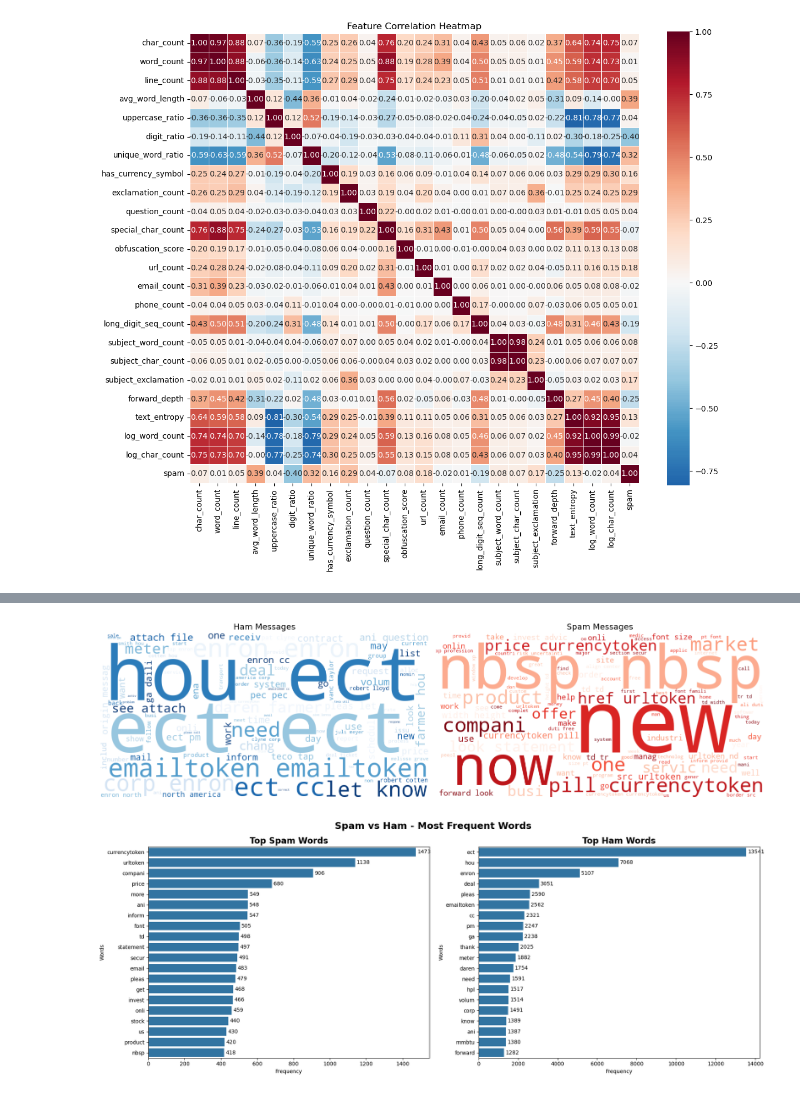
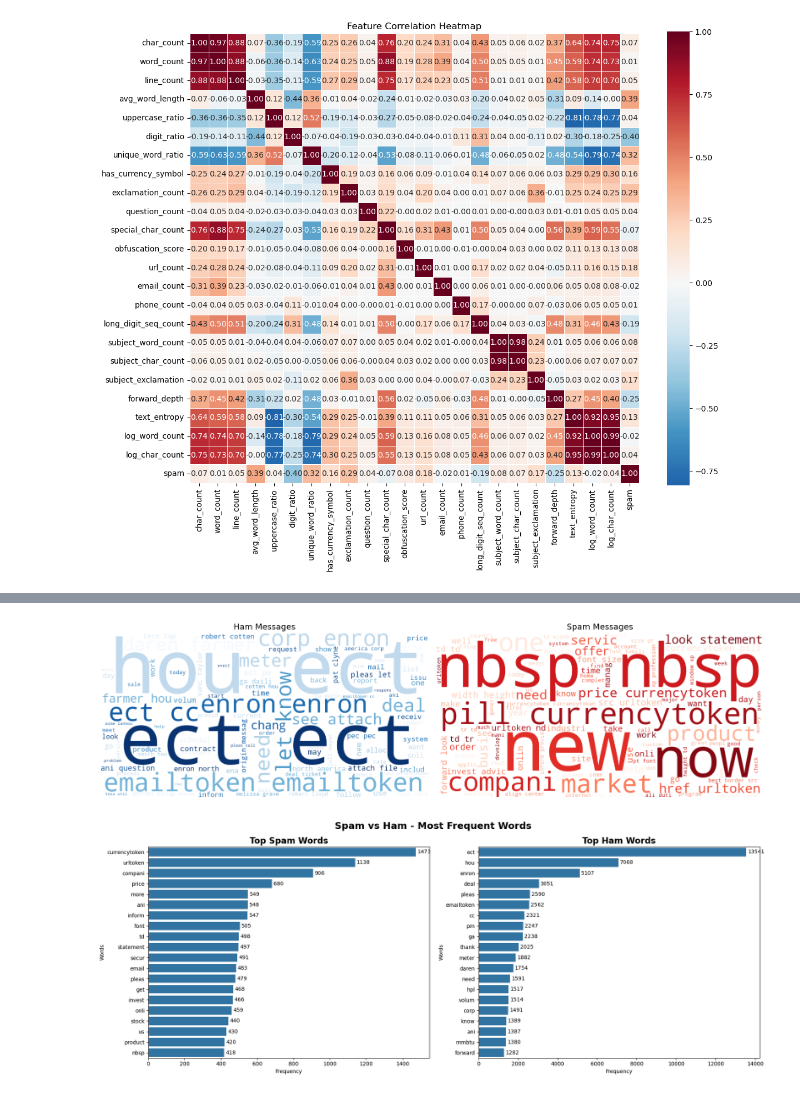
Before and after one commit to SagarBhadra01/ML_Models, a Jupyter notebook: EmailSpamDetector_MLmodel/EmailSpamDetectModel.ipynb, the cells around one changed output, grey strips where cells are left out. Saved outputs shown, nothing was run; the diff lists cells and outputs as text; code cells hidden in the pictures.

```diff
--- a/EmailSpamDetector_MLmodel/EmailSpamDetectModel.ipynb
+++ b/EmailSpamDetector_MLmodel/EmailSpamDetectModel.ipynb
@@ -370,3 +378,6 @@ df[['clean_text_stem', 'clean_text_no_stem']].head()
 | 2 | ho ho ho around most wonder time ... | ho ho ho around most wonderful ti... |
 | 3 | abas darer prudent fortuit underg... | abasements darer prudently fortui... |
 | 4 | deal book teco pvr revenu underst... | deal book teco pvr revenue unders... |
+# %%
+df['clean_text'] = df['clean_text_stem']
+df.head()
@@ -498,22 +517,22 @@ Feature correlation with spam label:
 # %%
 # 5.5  Word clouds for spam vs ham
 fig, axes = plt.subplots(1, 2, figsize=(16, 6))
 
 for ax, label, title, cmap in [
     (axes[0], 0, 'Ham Messages', 'Blues'),
     (axes[1], 1, 'Spam Messages', 'Reds')
 ]:
-    text = ' '.join(df[df['spam'] == label]['clean_text_stem'].values)
+    text = ' '.join(df[df['spam'] == label]['clean_text'].values)
     wc = WordCloud(width=800, height=400, background_color='white',
                    colormap=cmap, max_words=100).generate(text)
     ax.imshow(wc, interpolation='bilinear')
     ax.set_title(title, fontsize=14)
     ax.axis('off')
 
 plt.tight_layout()
 plt.show()
 # %% [output]
-[figure, old version]
+[figure, new version]
 # %%
 # 5.6  TOP WORD ANALYSIS - SPAM vs HAM
 
```
Also changed, not shown: parts of 5 cells of this notebook.
